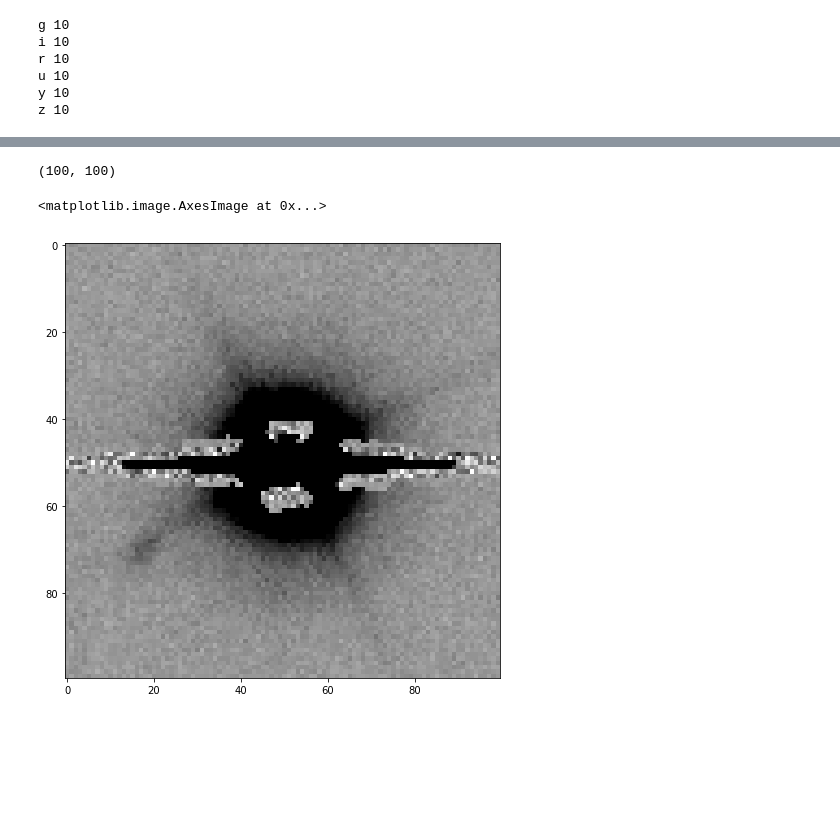
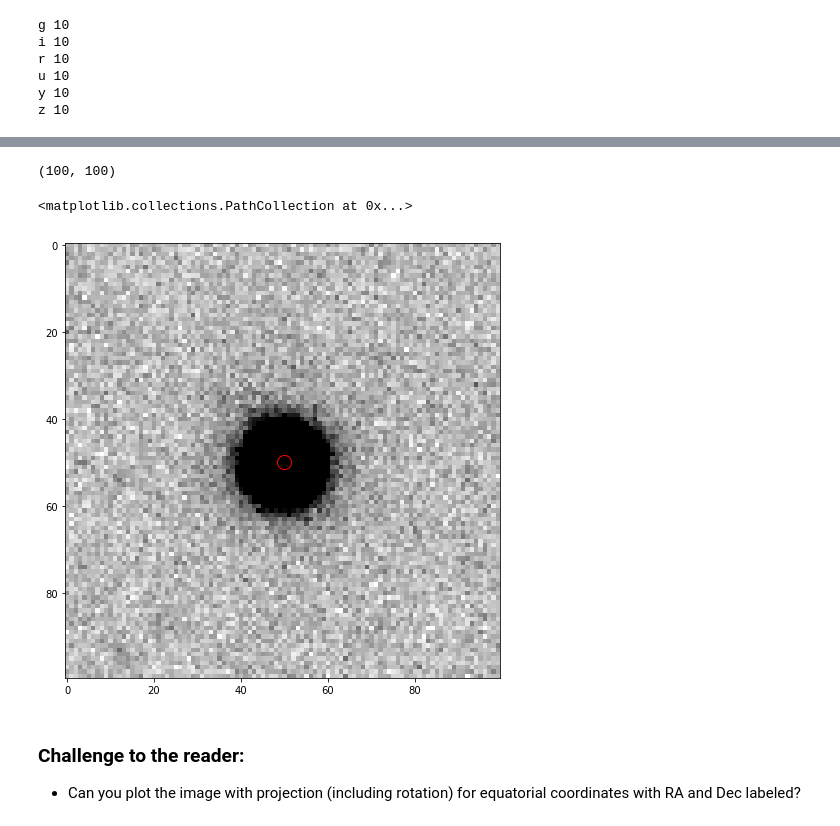
Before and after one commit to lsst-sitcom/notebooks, a Jupyter notebook: postage_stamp.ipynb, the cells around one changed output, grey strips where cells are left out. Drawn from its saved outputs; the diff is of its cells as text; code cells hidden in the pictures; blank space fills up the shorter version.

Commit message:
Adds documentation. Adds equivalency tests for slots and accessing image cutouts.

```diff
--- a/postage_stamp.ipynb
+++ b/postage_stamp.ipynb
@@ -16,7 +21,7 @@ import lsst.afw.image as afwImage
 # Set plotting defaults
 %matplotlib inline
 import matplotlib.pyplot as plt
-plt.rcParams['figure.figsize'] = (13, 8)
+plt.rcParams['figure.figsize'] = (12, 8)
 zscale = ZScaleInterval()
 # %%
 butler = dafPersist.Butler('/home/shared/twinkles/output_data_v2')
@@ -126,0 +148,7 @@ coord = afwGeom.SpherePoint(ra_target, dec_target, afwGeom.radians) # Is this re
+# %%
+# Trying to isolate some behavior here that I don't understand
+ra_target, dec_target = my_src['coord_ra'][index], my_src['coord_dec'][index] # Radians
+radec = afwGeom.SpherePoint(ra_target, dec_target, afwGeom.radians)
+xy = my_wcs.skyToPixel(radec)
+print(my_wcs.skyToPixel(radec).getX())
+print(my_src.getX()[index])
@@ -133,14 +168,18 @@ coord = afwGeom.SpherePoint(ra_target, dec_target, afwGeom.radians) # Is this re
 # %%
 cutoutSize = afwGeom.ExtentI(100, 100)
 #my_wcs.skyToPixel(coord)
-xy = afwGeom.PointI(my_wcs.skyToPixel(coord))
+xy = afwGeom.PointI(my_wcs.skyToPixel(radec))
 bbox = afwGeom.BoxI(xy - cutoutSize//2, cutoutSize)
 #print(bbox)
 #print(dir(my_calexp))
 #print(help(butler.get))
 #my_calexp.getBBox()
-image = butler.get('calexp', immediate=True, dataId=dataid).getMaskedImage()
-#image = butler.get('calexp', bbox=bbox, immediate=True, dataId=dataid).getMaskedImage() # This seems the more attactive approach
+
+# Full frame image
+image = butler.get('calexp', immediate=True, dataId=dataid) #.getMaskedImage()
+
+# Postage stamp image only
+cutout_image = butler.get('calexp_sub', bbox=bbox, immediate=True, dataId=dataid).getMaskedImage()
 # %%
 #import lsst.afw.display as afwDisplay
 #print(dir(afwDisplay))
@@ -165,10 +196,18 @@ plt.scatter(xy.getX(), xy.getY(), color='none', edgecolor='red', s=200)
 # %%
-# Make a cutout image
+# Demonstration of equivalency
 my_calexp_cutout = my_calexp.Factory(my_calexp, bbox, afwImage.LOCAL)
-print(my_calexp_cutout.getDimensions())
-vmin, vmax = zscale.get_limits(my_calexp_cutout.image.array)
-plt.imshow(my_calexp_cutout.image.array, vmin=vmin, vmax=vmax, cmap='binary')
+assert np.all(my_calexp_cutout.image.array == cutout_image.image.array)
+
+print(cutout_image.getDimensions())
+vmin, vmax = zscale.get_limits(cutout_image.image.array)
+plt.imshow(cutout_image.image.array, vmin=vmin, vmax=vmax, cmap='binary')
+
+# Does the cutout_image have a wcs? It does not appear to...
+plt.scatter(xy.getX() - cutout_image.getX0(), xy.getY() - cutout_image.getY0(), c='none', edgecolor='red', s=200)
 # %% [output]
 (100, 100)
-<matplotlib.image.AxesImage at 0x...>
+<matplotlib.collections.PathCollection at 0x...>
-[figure, old version]
+[figure, new version]
+# %% [markdown]
+### Challenge to the reader:
+* Can you plot the image with projection (including rotation) for equatorial coordinates with RA and Dec labeled?
```
Also changed, not shown: parts of 24 cells of this notebook.
